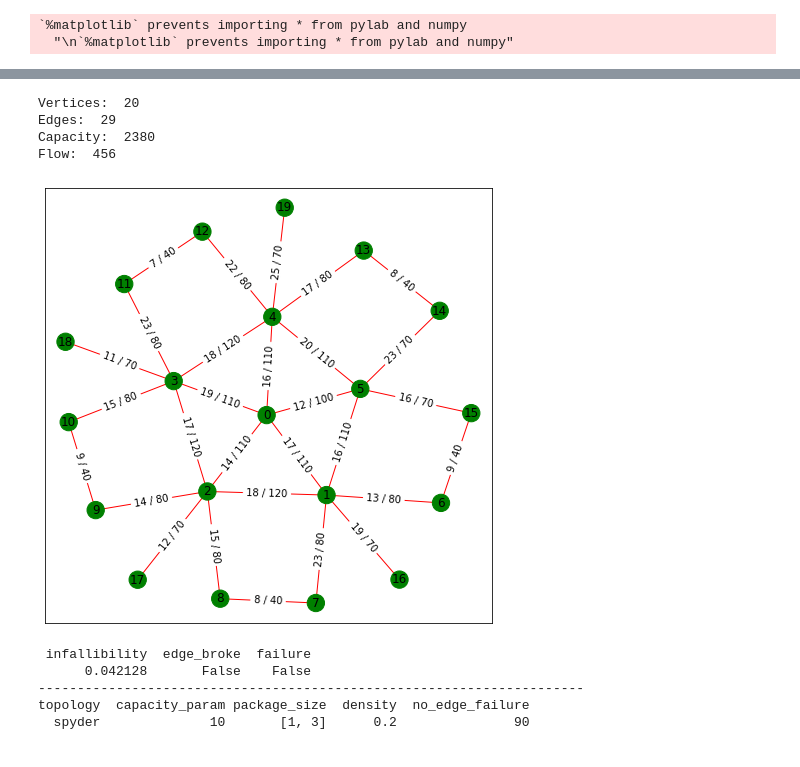
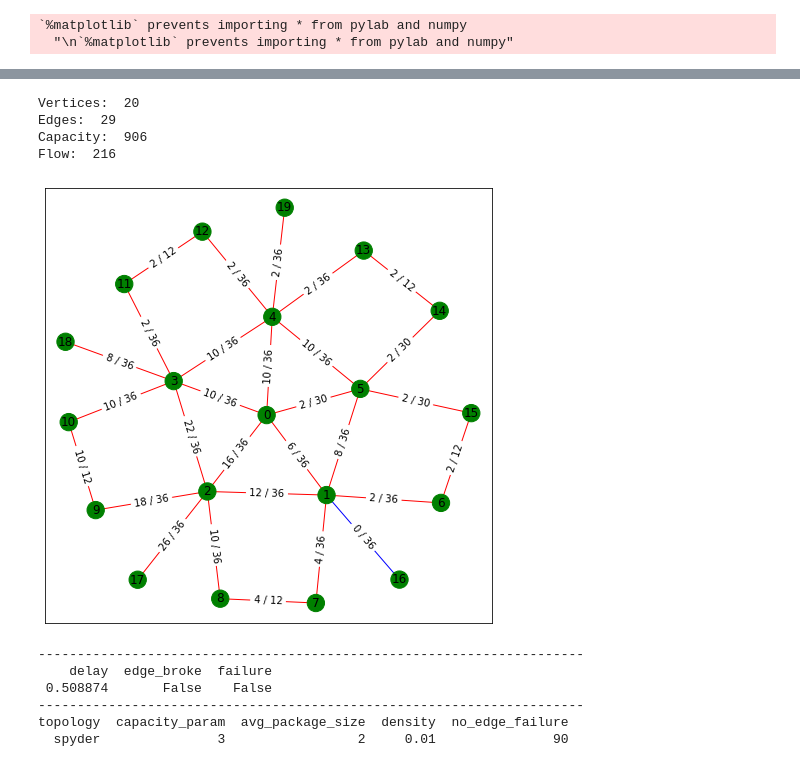
Before and after one commit to PatRyg99/NetworkSimulator, a Jupyter notebook: Simulation.ipynb, the cells around one changed output, grey strips where cells are left out. Drawn from its saved outputs; the diff is of its cells as text; code cells hidden in the pictures.

Commit message:
Add: Tweaked counting delay, printing of infallibility for given T_max Update: Changed intensity matrix to hold values in packages, not bits, and allowance of many packages per source-target pair.

```diff
--- a/Simulation.ipynb
+++ b/Simulation.ipynb
@@ -13,12 +13,13 @@ from scripts.pipeline import Pipeline
 # Pipeline for statistics
 pipeline = Pipeline(
     topology="spyder",
-    capacity_param=10,
-    package_size=[1,3],
-    density=0.2,
+    capacity_param=3,
+    avg_package_size=2,
+    max_packages=20,
+    density=0.01,
     no_edge_failure=90,
     repeat=100,
-    directory="data/spyder1"
+    directory="data/spyder2"
 )
 
 pipeline.preview()
@@ -27,14 +29,15 @@ Warning: r is not a known color.
 
   warnings.warn(b"".join(errors).decode(self.encoding), RuntimeWarning)
 Vertices:  20
 Edges:  29
-Capacity:  2380
-Flow:  456
+Capacity:  906
+Flow:  216
-[figure, old version]
+[figure, new version]
- infallibility  edge_broke  failure
-      0.042128       False    False
 ----------------------------------------------------------------------
-topology  capacity_param package_size  density  no_edge_failure
-  spyder              10       [1, 3]      0.2               90
+    delay  edge_broke  failure
+ 0.508874       False    False
+----------------------------------------------------------------------
+topology  capacity_param  avg_package_size  density  no_edge_failure
+  spyder               3                 2     0.01               90
 # %%
 # Run for stats
```
Also changed, not shown: parts of 3 cells of this notebook, 5 other files.
